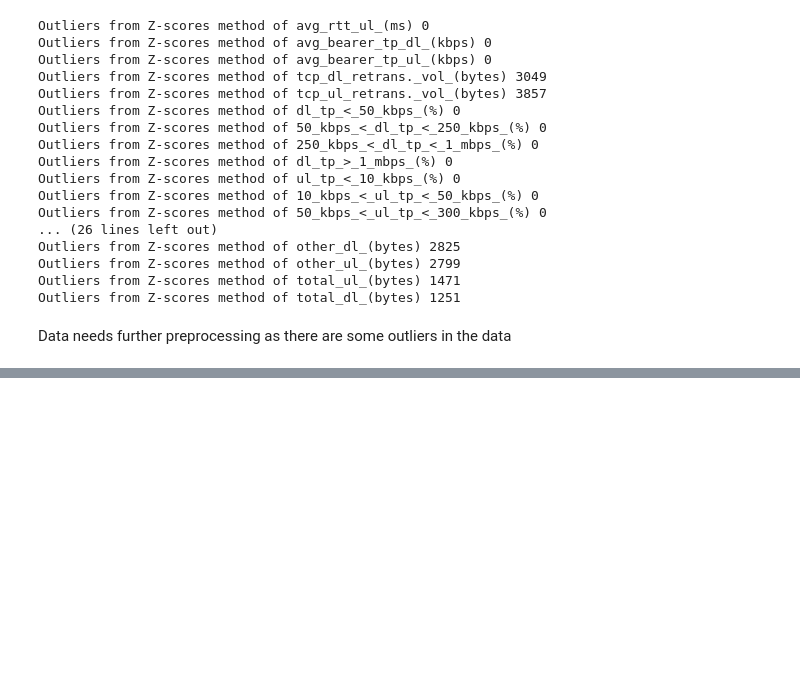
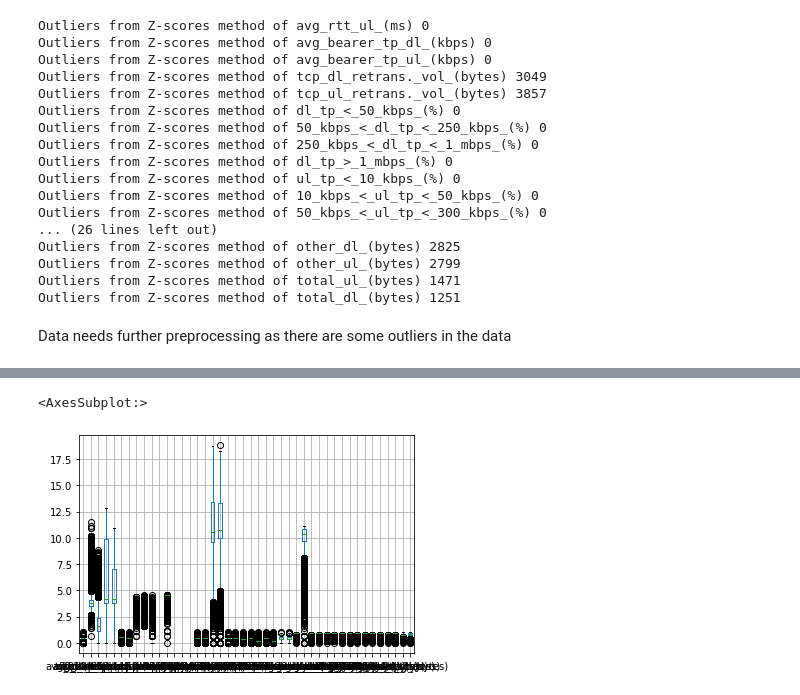
Before and after one commit to jedisam/Telecom-Data-Analysis, a Jupyter notebook: notebooks/outliers.ipynb, the cells around one changed output, grey strips where cells are left out. Drawn from its saved outputs; the diff is of its cells as text; code cells hidden in the pictures; blank space fills up the shorter version.

Commit message:
handled all outliers

```diff
--- a/notebooks/outliers.ipynb
+++ b/notebooks/outliers.ipynb
@@ -516,0 +219,6 @@ print(a)
+# %%
+outlier_columns = []
+for col in num_cols:
+    sample_outliers = outlier.calculate_num_outliers_zscore(df[col])
+    if len(sample_outliers) > 0:
+        outlier_columns.append(col)
@@ -516,0 +229,2 @@ print(a)
+# %%
+df_cop = df.copy()
@@ -516,0 +233,9 @@ print(a)
+# %%
+from sklearn.preprocessing import MinMaxScaler
+
+minmax_scaler = MinMaxScaler()
+
+# generate 1000 data points randomly drawn from an exponential distribution
+scaled_data = df.copy()
+
+scaled_data.sample(5)
@@ -516,0 +250,2 @@ print(a)
+# %%
+df_cop[outlier_columns] = scaled_data
@@ -516,0 +293,5 @@ print(a)
+# %%
+df_cop[num_cols].boxplot()
+# %% [output]
+<AxesSubplot:>
+[figure, added]
```
Also changed, not shown: parts of 41 cells of this notebook, 1 other file.
